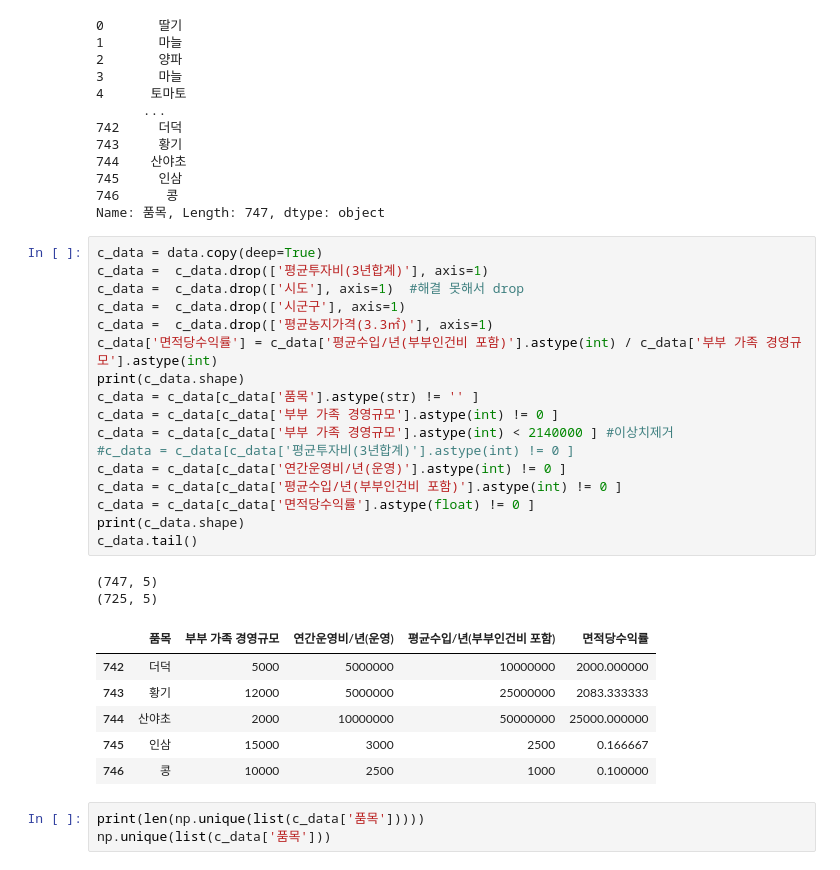
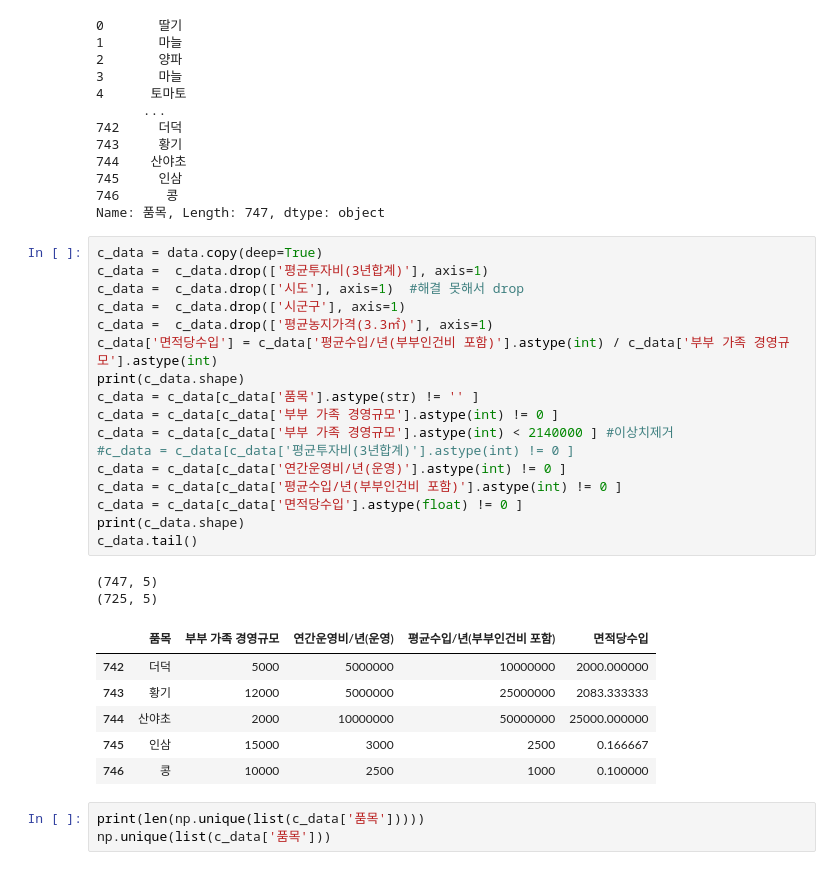
Before and after one commit to chopperkim/aicnu, a Jupyter notebook: CHY/test.ipynb, the cells around one changed output. Cells and saved outputs as stored; diff of their text form.

```diff
--- a/CHY/test.ipynb
+++ b/CHY/test.ipynb
@@ -68,24 +68,24 @@ Name: 품목, Length: 747, dtype: object
 # %%
 c_data = data.copy(deep=True)
 c_data =  c_data.drop(['평균투자비(3년합계)'], axis=1)
 c_data =  c_data.drop(['시도'], axis=1)  #해결 못해서 drop
 c_data =  c_data.drop(['시군구'], axis=1)
 c_data =  c_data.drop(['평균농지가격(3.3㎡)'], axis=1)
-c_data['면적당수익률'] = c_data['평균수입/년(부부인건비 포함)'].astype(int) / c_data['부부 가족 경영규모'].astype(int)
+c_data['면적당수입'] = c_data['평균수입/년(부부인건비 포함)'].astype(int) / c_data['부부 가족 경영규모'].astype(int)
 print(c_data.shape)
 c_data = c_data[c_data['품목'].astype(str) != '' ]
 c_data = c_data[c_data['부부 가족 경영규모'].astype(int) != 0 ]
 c_data = c_data[c_data['부부 가족 경영규모'].astype(int) < 2140000 ] #이상치제거
 #c_data = c_data[c_data['평균투자비(3년합계)'].astype(int) != 0 ]
 c_data = c_data[c_data['연간운영비/년(운영)'].astype(int) != 0 ]
 c_data = c_data[c_data['평균수입/년(부부인건비 포함)'].astype(int) != 0 ]
-c_data = c_data[c_data['면적당수익률'].astype(float) != 0 ]
+c_data = c_data[c_data['면적당수입'].astype(float) != 0 ]
 print(c_data.shape)
 c_data.tail()
 # %% [output]
 (747, 5)
 (725, 5)
-|  | 품목 | 부부 가족 경영규모 | 연간운영비/년(운영) | 평균수입/년(부부인건비 포함) | 면적당수익률 |
+|  | 품목 | 부부 가족 경영규모 | 연간운영비/년(운영) | 평균수입/년(부부인건비 포함) | 면적당수입 |
 | 742 | 더덕 | 5000 | 5000000 | 10000000 | 2000.000000 |
 | 743 | 황기 | 12000 | 5000000 | 25000000 | 2083.333333 |
 | 744 | 산야초 | 2000 | 10000000 | 50000000 | 25000.000000 |
```
Also changed, not shown: parts of 8 cells of this notebook.
